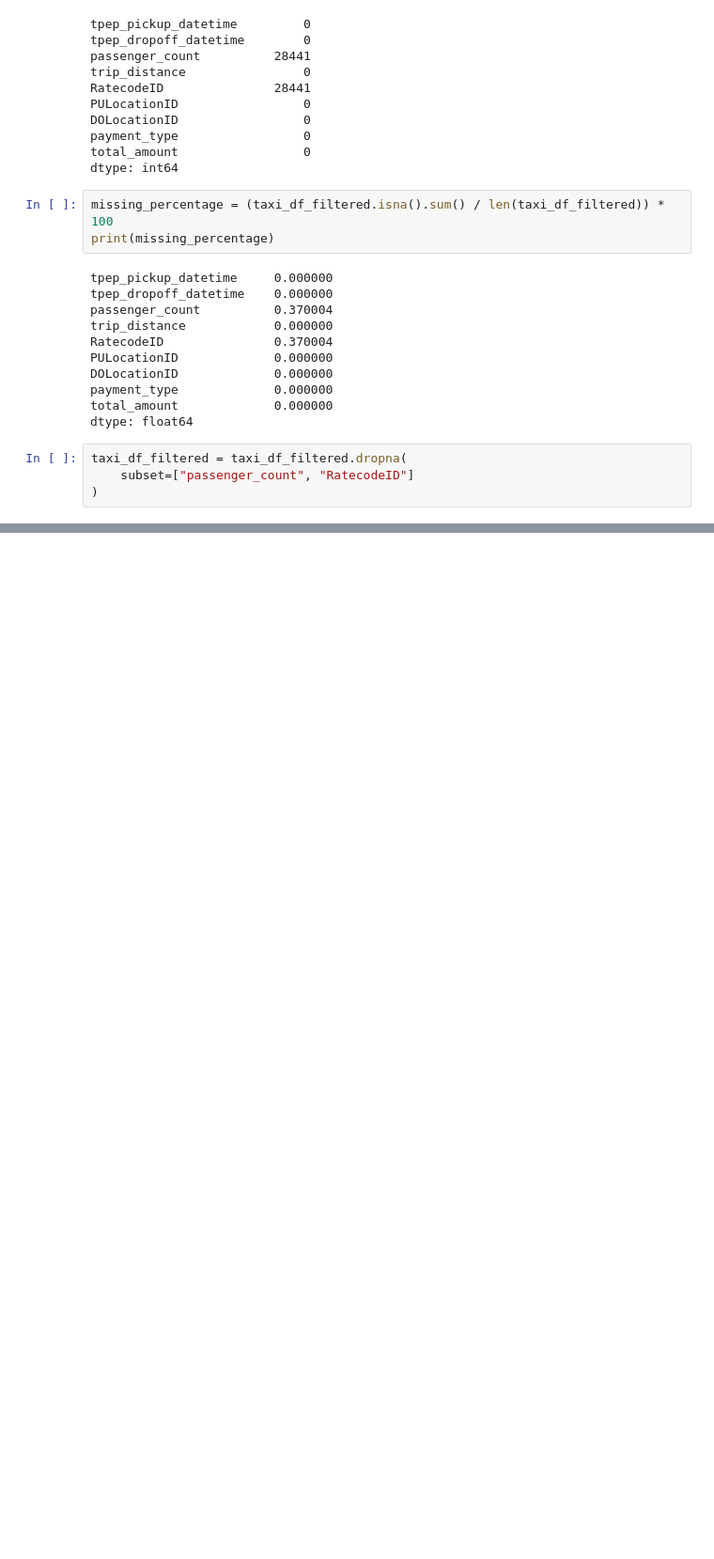
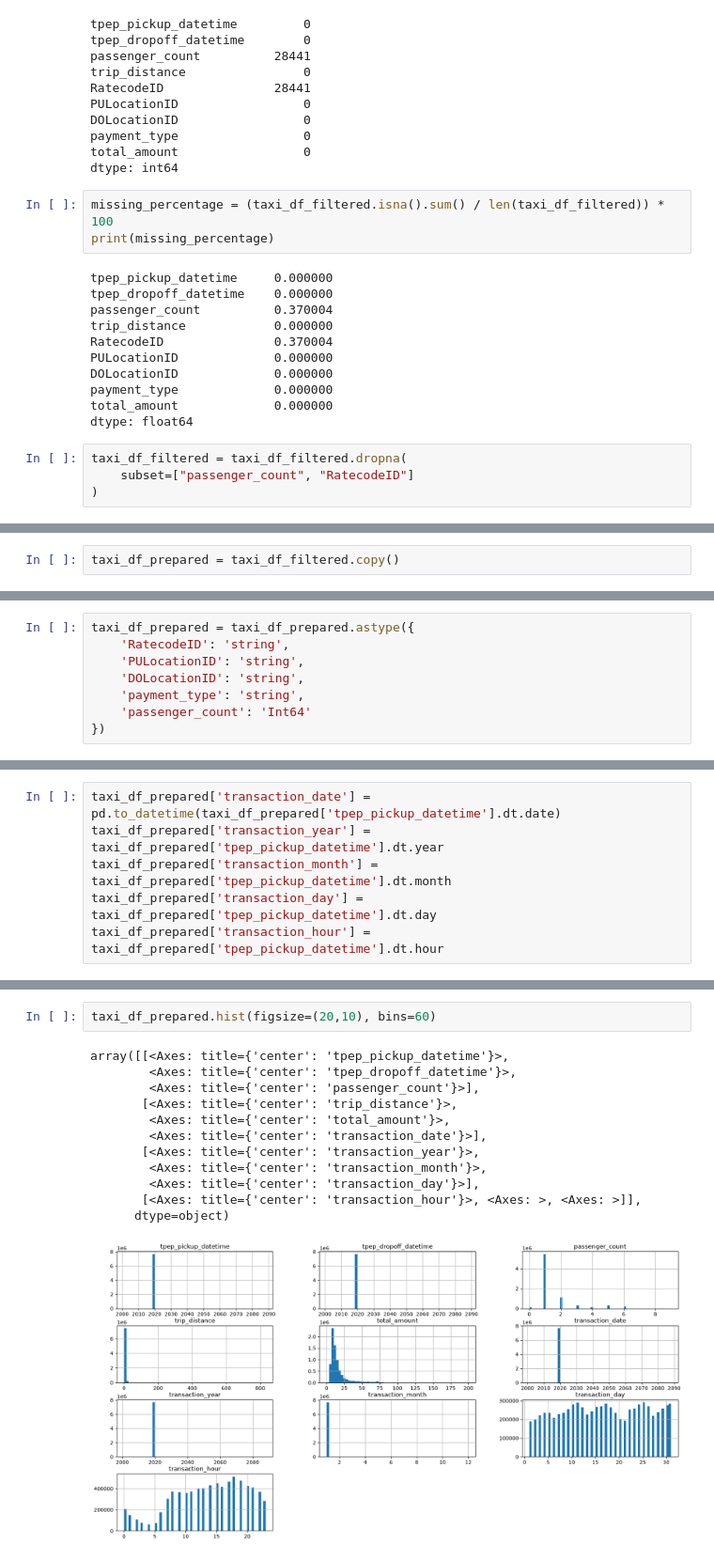
Before and after one commit to langaa23/New-York-Taxi-Analysis, a Jupyter notebook: Final.ipynb, the cells around one changed output, grey strips where cells are left out. Shown at 94% size. Cells and saved outputs as stored; diff of their text form; blank space fills up the shorter version.

Commit message:
Changed data into into the right data type format for model

```diff
--- a/Final.ipynb
+++ b/Final.ipynb
@@ -190,0 +204,2 @@ taxi_df_filtered = taxi_df_filtered.dropna(
+# %%
+taxi_df_prepared = taxi_df_filtered.copy()
@@ -190,0 +219,8 @@ taxi_df_filtered = taxi_df_filtered.dropna(
+# %%
+taxi_df_prepared = taxi_df_prepared.astype({
+    'RatecodeID': 'string',
+    'PULocationID': 'string',
+    'DOLocationID': 'string',
+    'payment_type': 'string',
+    'passenger_count': 'Int64'
+})
@@ -190,0 +249,6 @@ taxi_df_filtered = taxi_df_filtered.dropna(
+# %%
+taxi_df_prepared['transaction_date'] = pd.to_datetime(taxi_df_prepared['tpep_pickup_datetime'].dt.date)
+taxi_df_prepared['transaction_year'] = taxi_df_prepared['tpep_pickup_datetime'].dt.year
+taxi_df_prepared['transaction_month'] = taxi_df_prepared['tpep_pickup_datetime'].dt.month
+taxi_df_prepared['transaction_day'] = taxi_df_prepared['tpep_pickup_datetime'].dt.day
+taxi_df_prepared['transaction_hour'] = taxi_df_prepared['tpep_pickup_datetime'].dt.hour
@@ -190,0 +264,15 @@ taxi_df_filtered = taxi_df_filtered.dropna(
+# %%
+taxi_df_prepared.hist(figsize=(20,10), bins=60)
+# %% [output]
+array([[<Axes: title={'center': 'tpep_pickup_datetime'}>,
+        <Axes: title={'center': 'tpep_dropoff_datetime'}>,
+        <Axes: title={'center': 'passenger_count'}>],
+       [<Axes: title={'center': 'trip_distance'}>,
+        <Axes: title={'center': 'total_amount'}>,
+        <Axes: title={'center': 'transaction_date'}>],
+       [<Axes: title={'center': 'transaction_year'}>,
+        <Axes: title={'center': 'transaction_month'}>,
+        <Axes: title={'center': 'transaction_day'}>],
+       [<Axes: title={'center': 'transaction_hour'}>, <Axes: >, <Axes: >]],
+      dtype=object)
+[figure, added]
```
Also changed, not shown: parts of 12 cells of this notebook.
